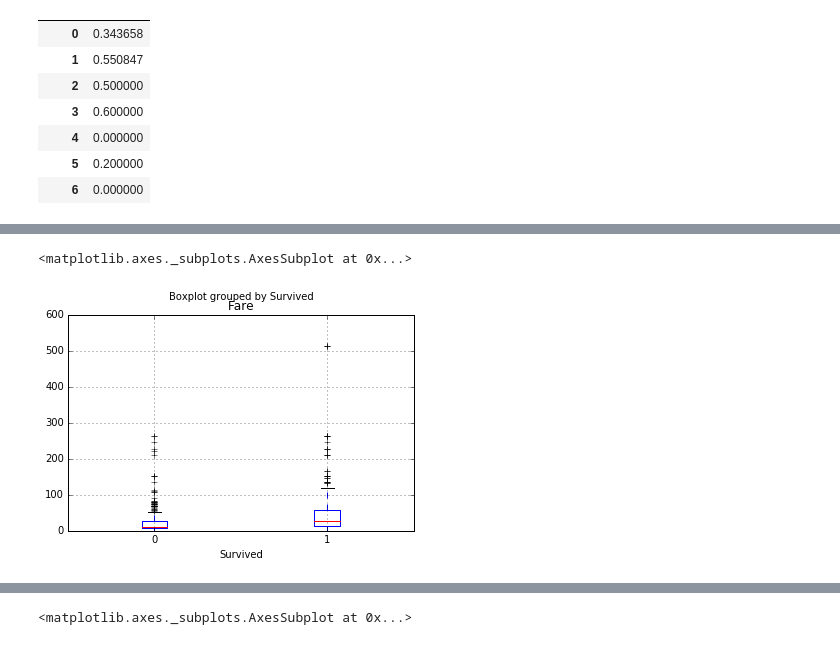
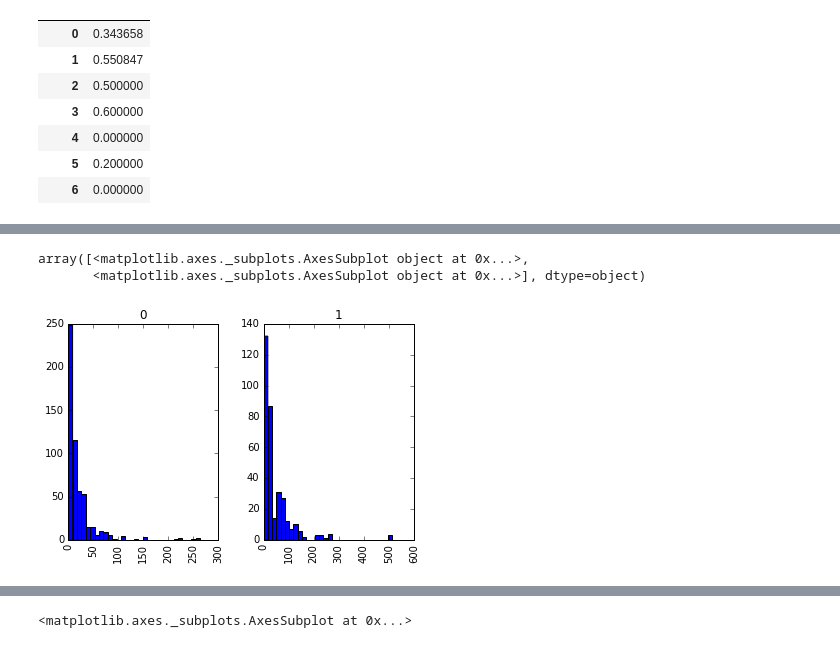
Before and after one commit to ashleysmart/mlgym, a Jupyter notebook: tuts/Onboarding_Fundementals.ipynb, the cells around one changed output, grey strips where cells are left out. Drawn from its saved outputs; the diff is of its cells as text; code cells hidden in the pictures.

```diff
--- a/tuts/Onboarding_Fundementals.ipynb
+++ b/tuts/Onboarding_Fundementals.ipynb
@@ -6,7 +6,7 @@
 import pandas as pd
 import numpy as np
 # %%
-datadir = "~/data/kraggle/titanic/"
+datadir = "~/data/kaggle/titanic/"
 testfile = datadir + "test.csv"
 trainfile = datadir + "train.csv"
 
@@ -225,5 +240,6 @@ import matplotlib.pyplot as plt
 # %%
-train.boxplot(column="Fare",by="Survived")
+train.hist(column="Fare",by="Survived",bins=30)
 # %% [output]
-<matplotlib.axes._subplots.AxesSubplot at 0x...>
+array([<matplotlib.axes._subplots.AxesSubplot object at 0x...>,
+       <matplotlib.axes._subplots.AxesSubplot object at 0x...>], dtype=object)
-[figure, old version]
+[figure, new version]
```
Also changed, not shown: parts of 6 cells of this notebook, 3 other files.
